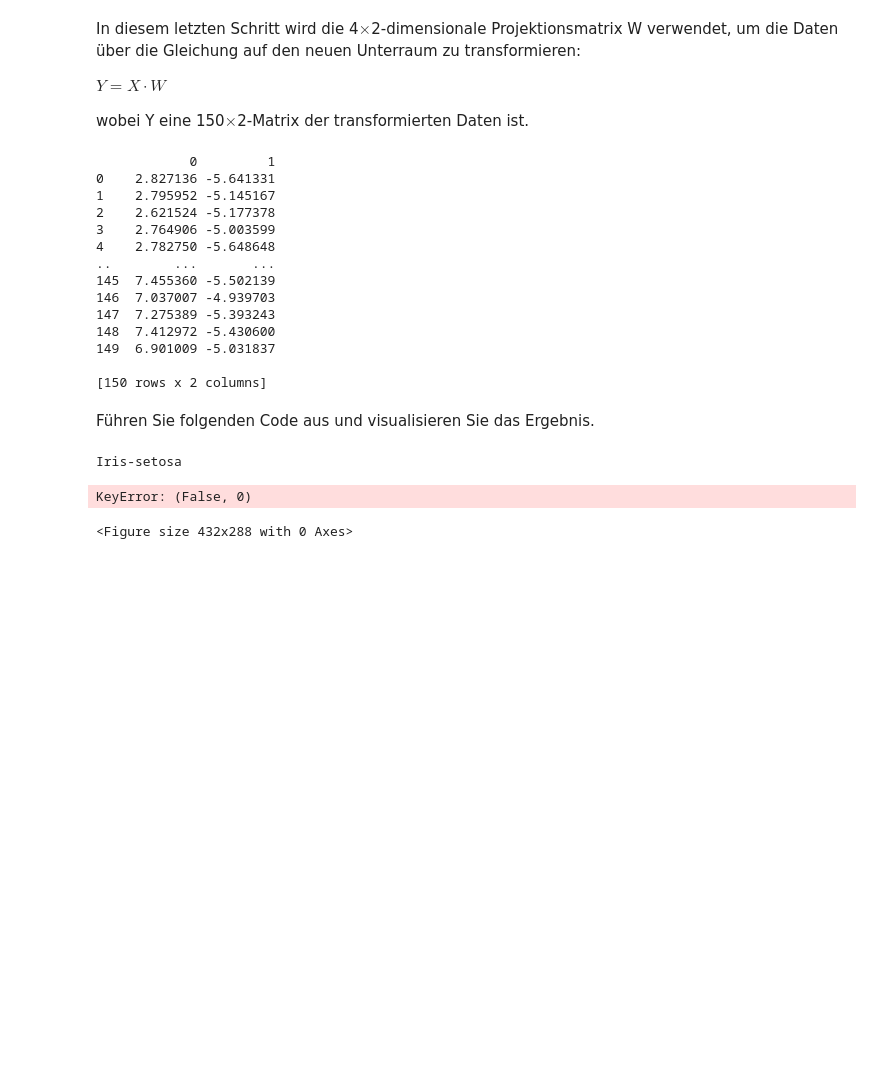
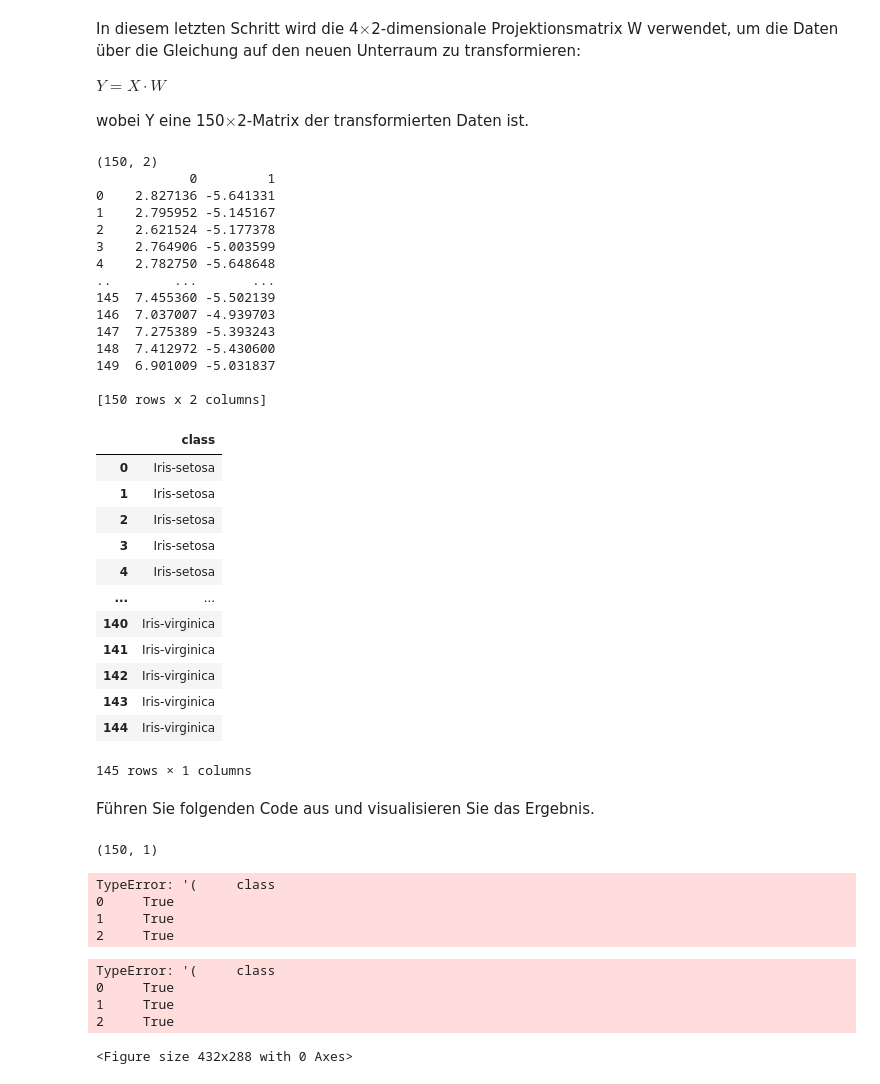
Before and after one commit to julianfbeck/ML-Uebungen, a Jupyter notebook: Aufgabenblatt 5 - Principal Component Analysis/Principal Component Analysis - Exercises.ipynb, the cells around one changed output. Drawn from its saved outputs; the diff is of its cells as text; code cells hidden in the pictures; blank space fills up the shorter version.

```diff
--- a/Aufgabenblatt 5 - Principal Component Analysis/Principal Component Analysis - Exercises.ipynb
+++ b/Aufgabenblatt 5 - Principal Component Analysis/Principal Component Analysis - Exercises.ipynb
@@ -224,7 +181,6 @@ eig_vecs = []
 
 mi = []
 for i in eig_vals:
-    print(i)
     # 𝑚𝑖=(𝐶−𝜆𝑖⋅𝐼)
     mi = np.subtract(cov_mat, (i * np.identity(len(eig_vals))))
 
@@ -232,15 +188,14 @@ for i in eig_vals:
     qr = np.linalg.qr(mi, mode='complete')
     q = qr[0]
     r = qr[1]
-    print(q)
     #print(r)
 
     #rang
     rang = 0
     for x in range(len(r)):
         sum_of_x = 0
-        for y in r[x]:
-            sum_of_x += y.round(3)
+        for y1 in r[x]:
+            sum_of_x += y1.round(3)
         if sum_of_x == 0:
             rang = x-1
     #print(rang)
@@ -251,12 +206,8 @@ for i in eig_vals:
     erg = []
     for x in q:
         erg.append(x[spalte])
-
-    print(erg)
-    print()
-
     eig_vecs.append(erg)
 eig_vecs = np.array(eig_vecs)
-
+print(eig_vals)
 print(eig_vecs)
 # %% [output]
@@ -362,8 +300,10 @@ wobei Y eine 150$\times$2-Matrix der transformierten Daten ist.
 # %%
 # TODO: implement
 Y = X.dot(matrix_w.T)
+print(Y.shape)
 print(Y)
 # %% [output]
+(150, 2)
             0         1
 0    2.827136 -5.641331
 1    2.795952 -5.145167
@@ -378,14 +318,40 @@ print(Y)
 149  6.901009 -5.031837
 
 [150 rows x 2 columns]
+# %%
+y.head(-5)
+# %% [output]
+|  | class |
+| 0 | Iris-setosa |
+| 1 | Iris-setosa |
+| 2 | Iris-setosa |
+| 3 | Iris-setosa |
+| 4 | Iris-setosa |
+| ... | ... |
+| 140 | Iris-virginica |
+| 141 | Iris-virginica |
+| 142 | Iris-virginica |
+| 143 | Iris-virginica |
+| 144 | Iris-virginica |
+145 rows × 1 columns
 # %% [markdown]
 Führen Sie folgenden Code aus und visualisieren Sie das Ergebnis.
+# %%
+print(y.shape)
+Y = pd.DataFrame(Y)
+Y[y=='Iris-setosa', 0]
+# %% [output]
+(150, 1)
+TypeError: '(     class
+0     True
+1     True
+2     True
 # %%
+
 with plt.style.context('seaborn-whitegrid'):
     plt.figure(figsize=(6, 4))
     for lab, col in zip(('Iris-setosa', 'Iris-versicolor', 'Iris-virginica'),
                         ('blue', 'red', 'green')):
-        print(lab)
         plt.scatter(Y[y==lab, 0],
                     Y[y==lab, 1],
                     label=lab,
@@ -396,9 +362,11 @@ with plt.style.context('seaborn-whitegrid'):
     plt.tight_layout()
     plt.show()
 # %% [output]
-Iris-setosa
+TypeError: '(     class
+0     True
+1     True
+2     True
-KeyError: (False, 0)
+<Figure size 432x288 with 0 Axes>
-<Figure size 432x288 with 0 Axes>
 # %% [markdown]
 Das Ergebnis sollte wiefolgt aussehen:
 <img src="./Figures/pca_result.png" alt="drawing" style="width:400px;"/>
```
Also changed, not shown: parts of 10 cells of this notebook.
